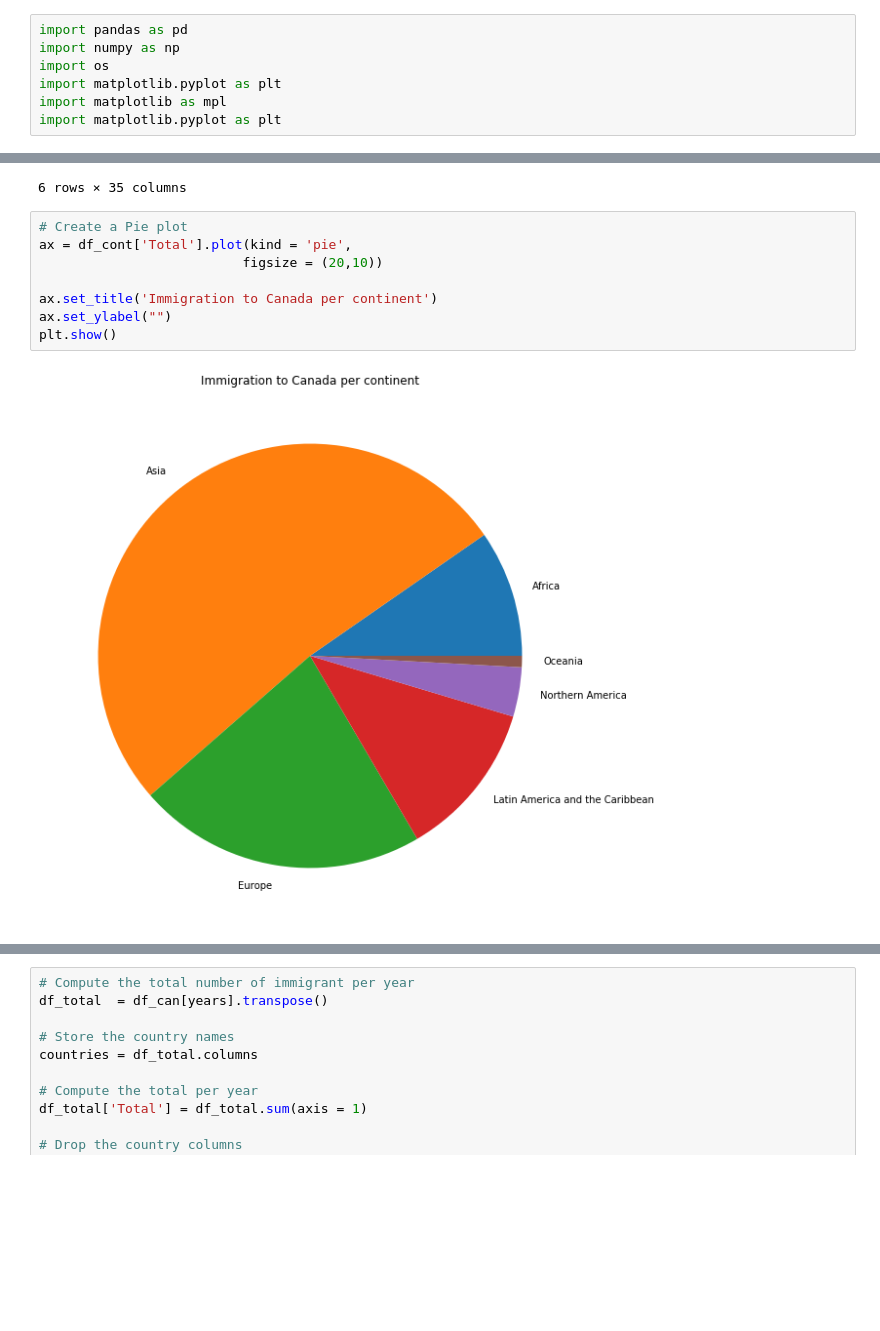
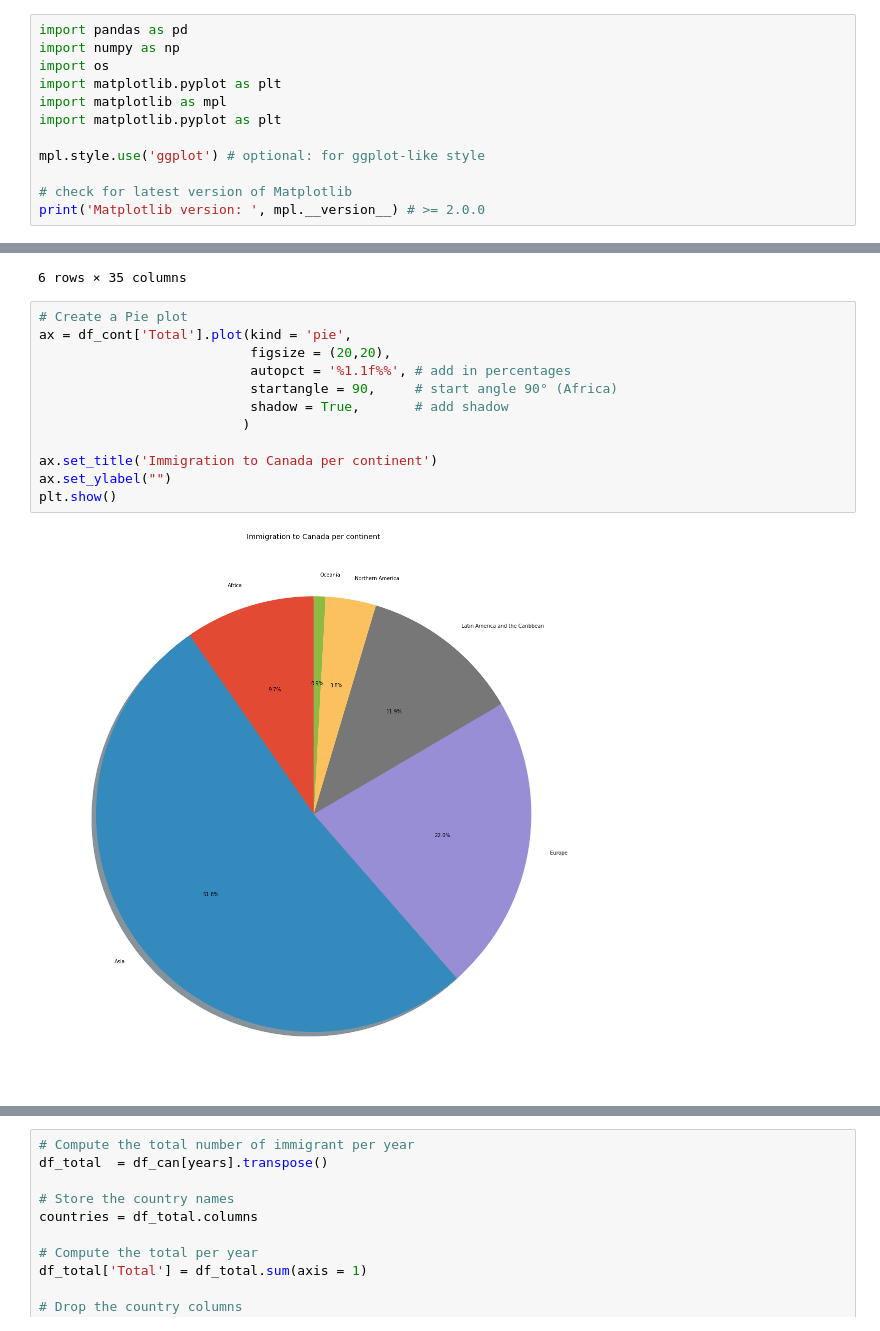
Before and after one commit to ivan-zapreev/data-science-python-projects, a Jupyter notebook: IBM_DV0101EN/mod_03_spec_vis_tools.ipynb, the cells around one changed output, grey strips where cells are left out. Saved outputs shown, nothing was run; the diff lists cells and outputs as text; blank space fills up the shorter version.

Commit message:
Finished module 3 started on module 4: Advanced visualization tools

```diff
--- a/IBM_DV0101EN/mod_03_spec_vis_tools.ipynb
+++ b/IBM_DV0101EN/mod_03_spec_vis_tools.ipynb
@@ -5,3 +5,8 @@ import os
 import matplotlib.pyplot as plt
 import matplotlib as mpl
 import matplotlib.pyplot as plt
+
+mpl.style.use('ggplot') # optional: for ggplot-like style
+
+# check for latest version of Matplotlib
+print('Matplotlib version: ', mpl.__version__) # >= 2.0.0
@@ -42,10 +49,14 @@ display(df_cont)
 # %%
 # Create a Pie plot
 ax = df_cont['Total'].plot(kind = 'pie',
-                          figsize = (20,10))
+                           figsize = (20,20),
+                           autopct = '%1.1f%%', # add in percentages
+                           startangle = 90,     # start angle 90° (Africa)
+                           shadow = True,       # add shadow
+                          )
 
 ax.set_title('Immigration to Canada per continent')
 ax.set_ylabel("")
 plt.show()
 # %% [output]
-[figure, old version]
+[figure, new version]
```
Also changed, not shown: parts of 16 cells of this notebook.
